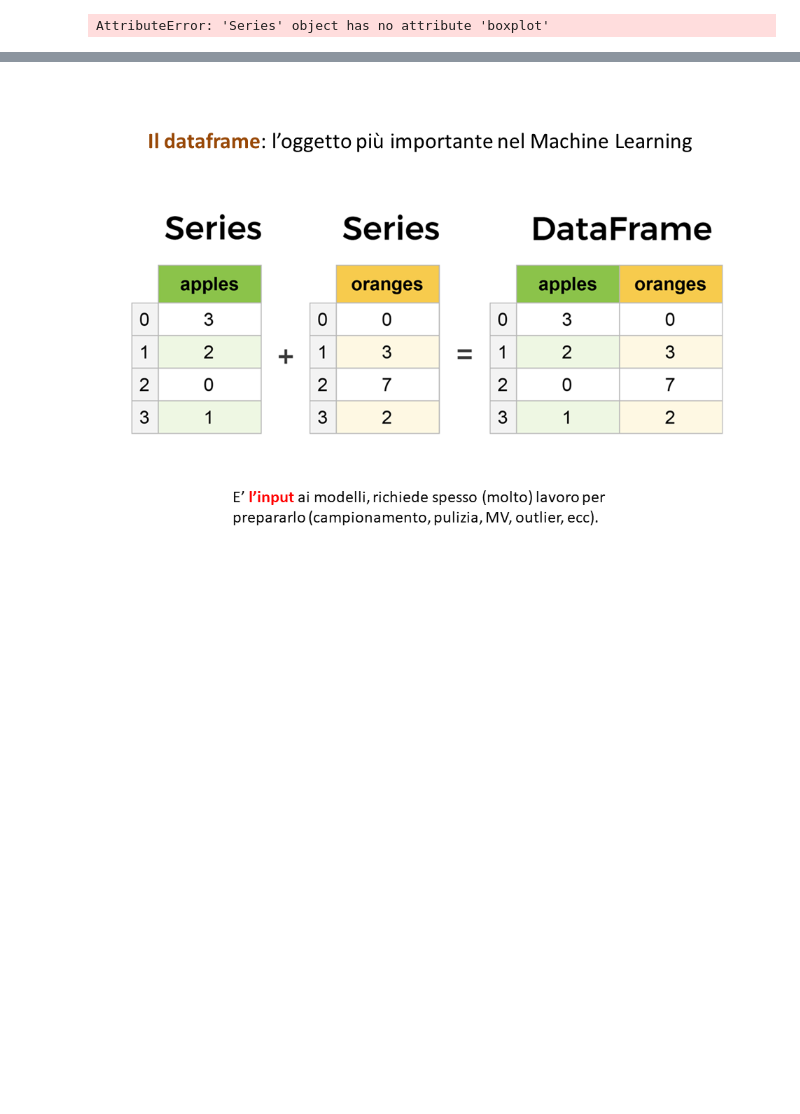
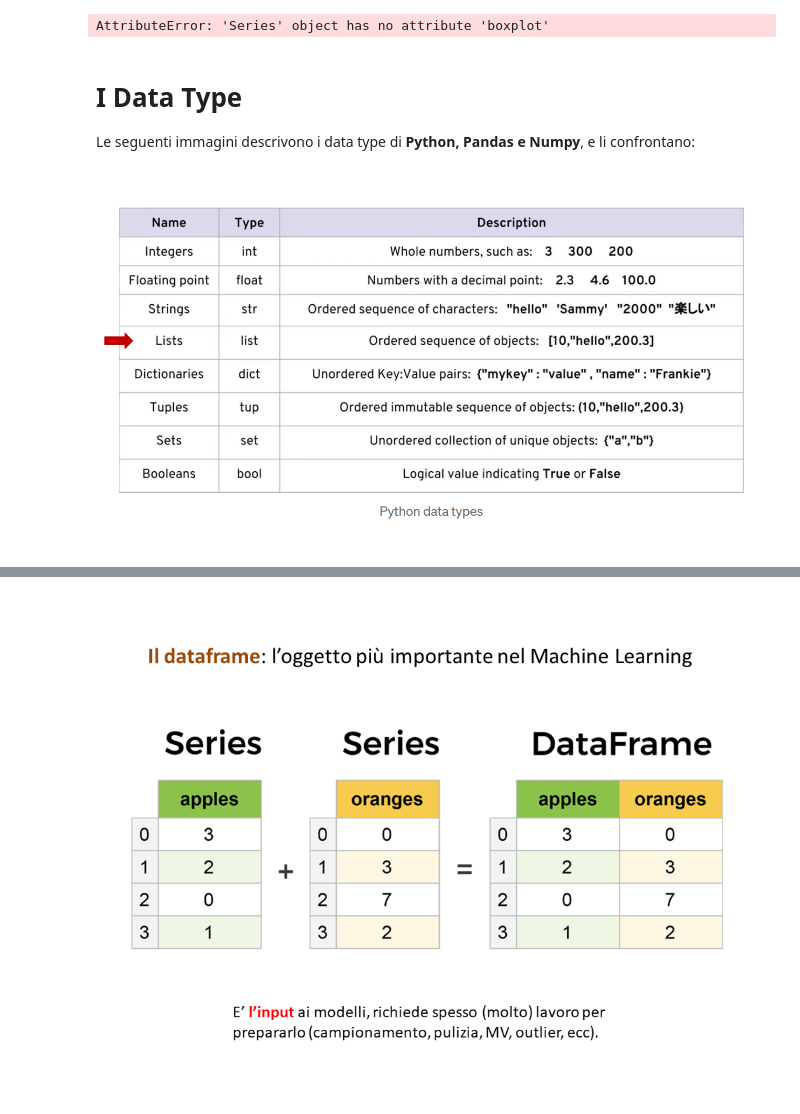
Before and after one commit to antonio-corsi/Repo-del-corso-Python-for-Data-Scientist, a Jupyter notebook: Dataframe.ipynb, the cells around one changed output, grey strips where cells are left out. Cells and saved outputs as stored; diff of their text form; code cells hidden in the pictures; blank space fills up the shorter version.

```diff
--- a/Dataframe.ipynb
+++ b/Dataframe.ipynb
@@ -744,3 +971,10 @@ display(df.shape)
 s.boxplot  # ce l'ha solo il dataframe
 # %% [output]
 AttributeError: 'Series' object has no attribute 'boxplot'
+# %% [markdown]
+# I Data Type
+Le seguenti immagini descrivono i data type di **Python, Pandas e Numpy**, e li confrontano:
+# %%
+Image('python_data_types.png') if IN_COLAB else display(Image(filename='python_data_types.png'))
+# %% [output]
+[figure, added]
```
Also changed, not shown: parts of 64 cells of this notebook, 2 other files.
